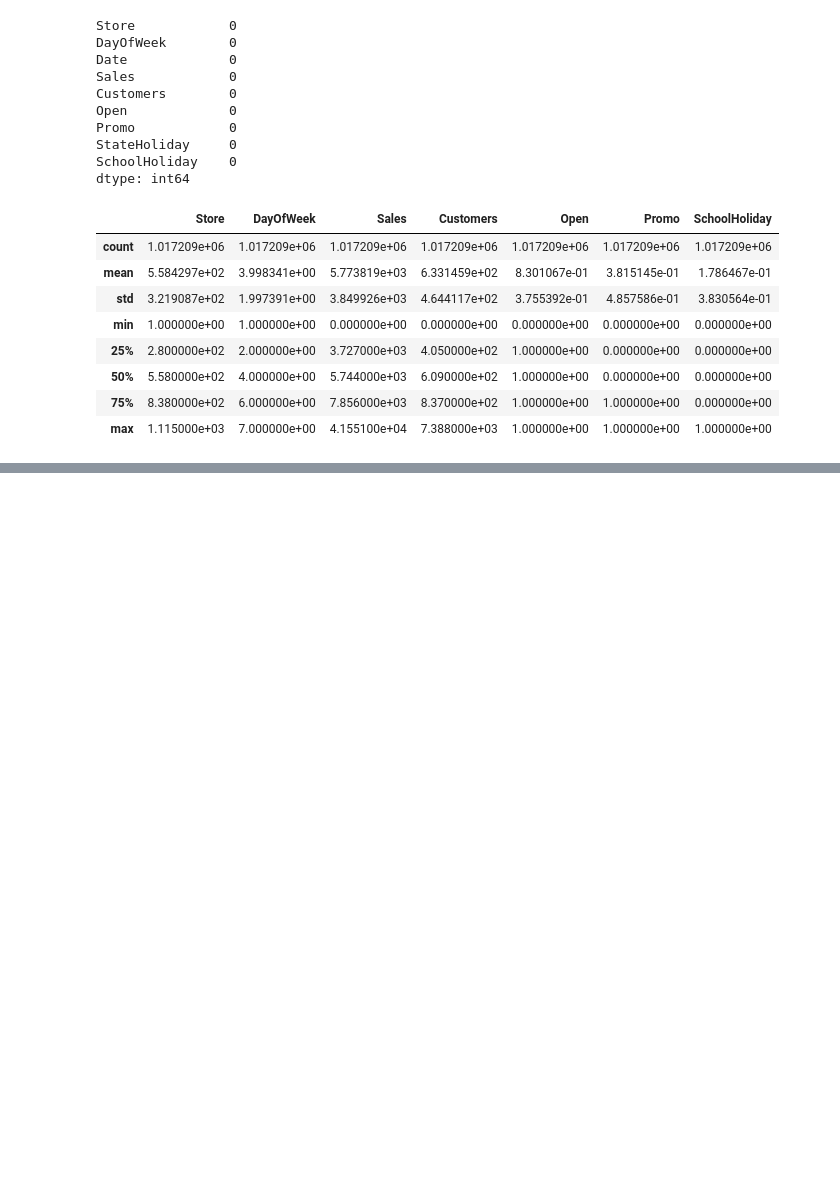
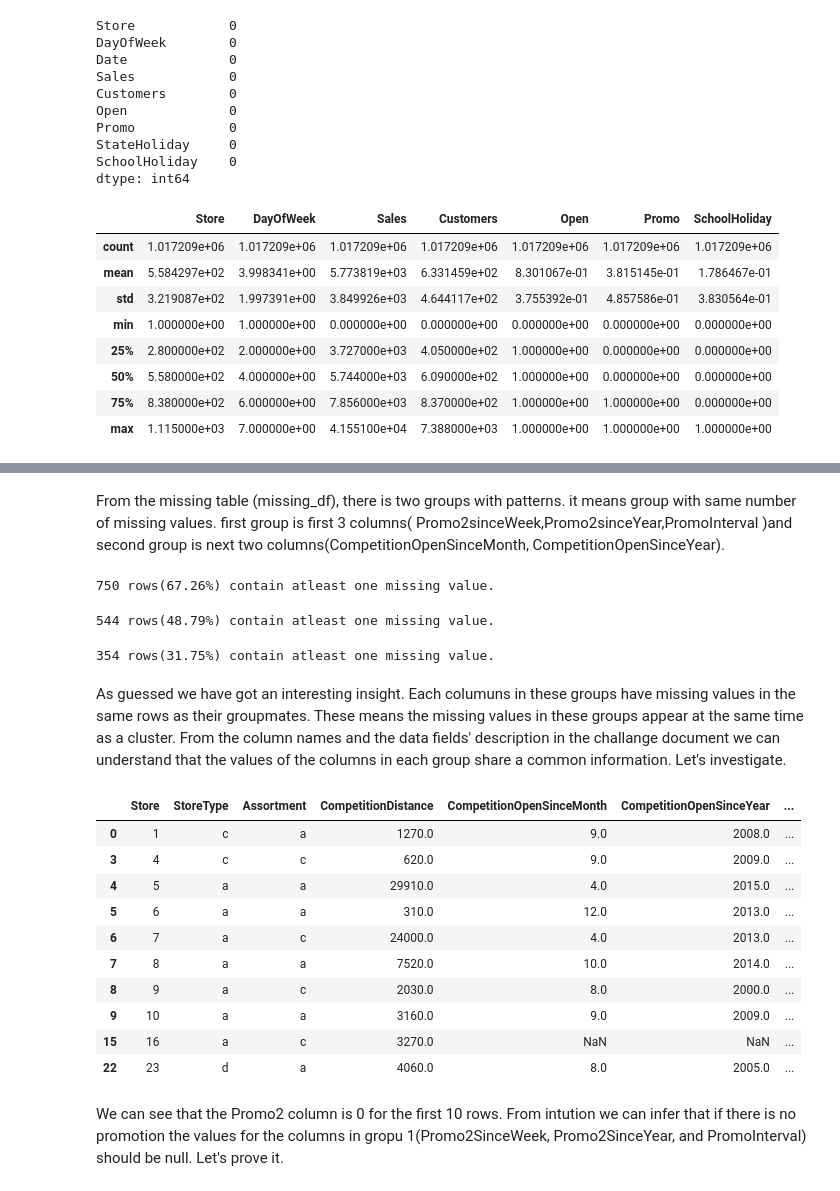
Before and after one commit to celine-kanagwa/Forecasting_Sales, a Jupyter notebook: Notebooks/ExplotaryDataAnalysis.ipynb, the cells around one changed output, grey strips where cells are left out. Drawn from its saved outputs; the diff is of its cells as text; code cells hidden in the pictures; blank space fills up the shorter version.

Commit message:
Handling missing value, duplicate, checking for mixed datatype ,feature engineering and saving cleaned data

```diff
--- a/Notebooks/ExplotaryDataAnalysis.ipynb
+++ b/Notebooks/ExplotaryDataAnalysis.ipynb
@@ -177,0 +204,37 @@ train_df.describe()
+# %% [markdown]
+From the missing table (missing_df), there is two groups with patterns. it means group with same number of missing values. first group is first 3 columns( Promo2sinceWeek,Promo2sinceYear,PromoInterval )and second group is next two columns(CompetitionOpenSinceMonth, CompetitionOpenSinceYear).
+# %%
+#Number of rows with missing values for the whole dataset
+count_missing_rows(store_df)
+# %% [output]
+750 rows(67.26%) contain atleast one missing value.
+# %%
+# number of rows with missing values for group 1 (Promo2SinceWeek, Promo2SinceYear, and PromoInterval)
+count_missing_rows(store_df[['Promo2SinceWeek', 'Promo2SinceYear', 'PromoInterval']])
+# %% [output]
+544 rows(48.79%) contain atleast one missing value.
+# %%
+# number of rows with missing values for group 2 (CompetitionOpenSinceMonth, and CompetitionOpenSinceYear)
+count_missing_rows(store_df[['CompetitionOpenSinceMonth', 'CompetitionOpenSinceYear']])
+# %% [output]
+354 rows(31.75%) contain atleast one missing value.
+# %% [markdown]
+As guessed we have got an interesting insight. Each columuns in these groups have missing values in the same rows as their groupmates. These means the missing values in these groups appear at the same time as a cluster. From the column names and the data fields' description in the challange document we can understand that the values of the columns in each group share a common information. Let's investigate.
+# %%
+# dataframe containing the missing rows for columns in group 1
+group1_df = store_df[store_df['Promo2SinceWeek'].isna()]
+group1_df.head(10)
+# %% [output]
+|  | Store | StoreType | Assortment | CompetitionDistance | CompetitionOpenSinceMonth | CompetitionOpenSinceYear | ... |
+| 0 | 1 | c | a | 1270.0 | 9.0 | 2008.0 | ... |
+| 3 | 4 | c | c | 620.0 | 9.0 | 2009.0 | ... |
+| 4 | 5 | a | a | 29910.0 | 4.0 | 2015.0 | ... |
+| 5 | 6 | a | a | 310.0 | 12.0 | 2013.0 | ... |
+| 6 | 7 | a | c | 24000.0 | 4.0 | 2013.0 | ... |
+| 7 | 8 | a | a | 7520.0 | 10.0 | 2014.0 | ... |
+| 8 | 9 | a | c | 2030.0 | 8.0 | 2000.0 | ... |
+| 9 | 10 | a | a | 3160.0 | 9.0 | 2009.0 | ... |
+| 15 | 16 | a | c | 3270.0 | NaN | NaN | ... |
+| 22 | 23 | d | a | 4060.0 | 8.0 | 2005.0 | ... |
+# %% [markdown]
+We can see that the Promo2 column is 0 for the first 10 rows. From intution we can infer that if there is no promotion the values for the columns in gropu 1(Promo2SinceWeek, Promo2SinceYear, and PromoInterval) should be null. Let's prove it.
```
Also changed, not shown: parts of 91 cells of this notebook, 2 other files.
